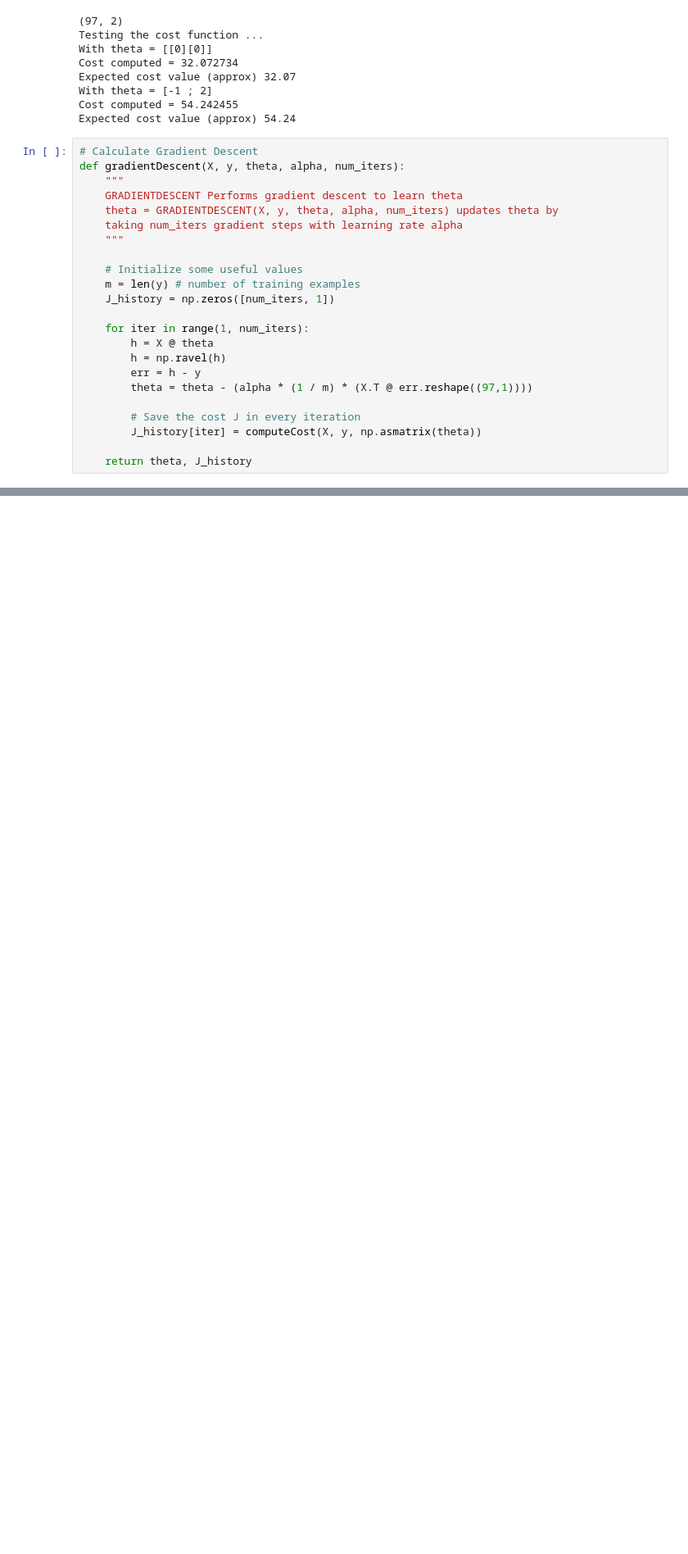
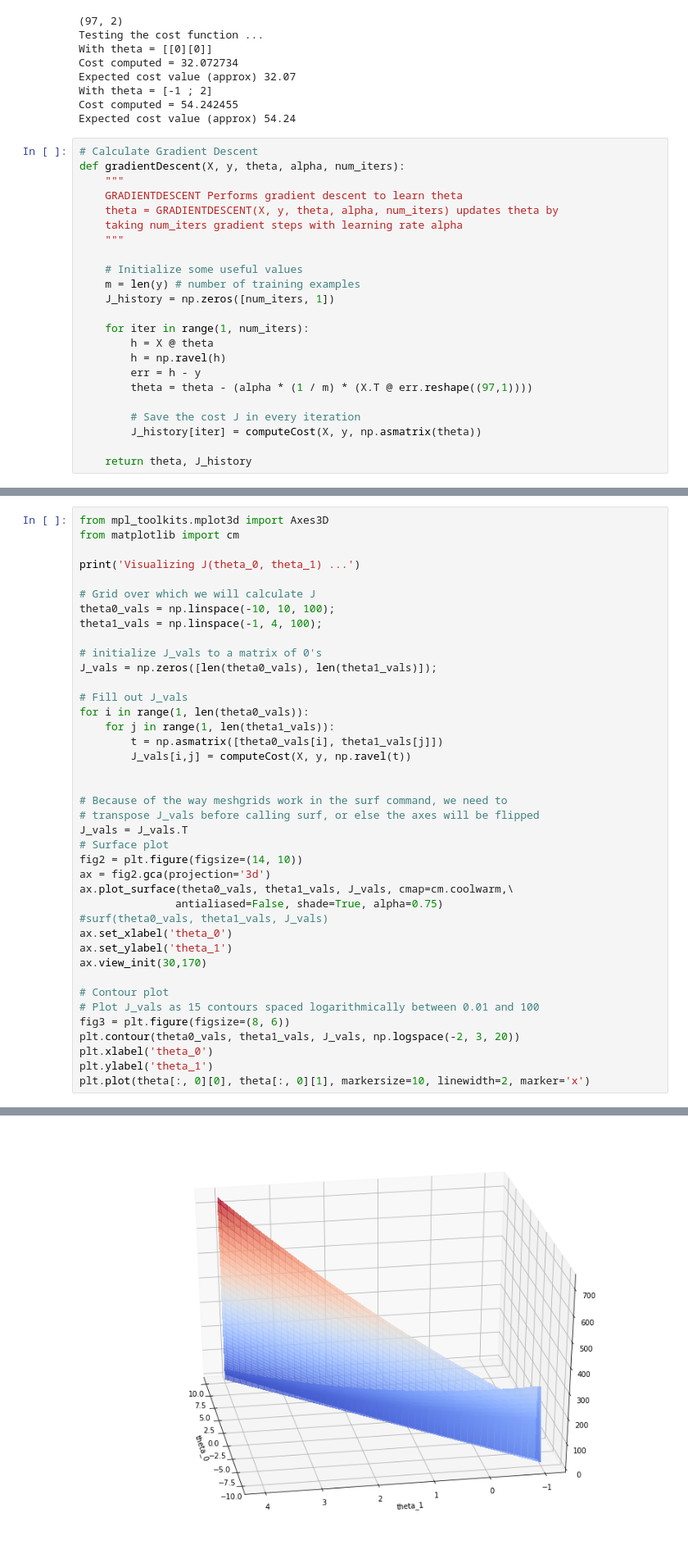
Before and after one commit to HebaNAS/Machine-Learning-in-Python, a Jupyter notebook: machine-learning-ex1/LinearRegressionPython/LinearRegression.ipynb, the cells around one changed output, grey strips where cells are left out. Shown at 82% size. Drawn from its saved outputs; the diff is of its cells as text; blank space fills up the shorter version.

```diff
--- a/machine-learning-ex1/LinearRegressionPython/LinearRegression.ipynb
+++ b/machine-learning-ex1/LinearRegressionPython/LinearRegression.ipynb
@@ -200,0 +206,41 @@ For population = 70,000, we predict a profit of 44554.546310
+# %%
+from mpl_toolkits.mplot3d import Axes3D
+from matplotlib import cm
+
+print('Visualizing J(theta_0, theta_1) ...')
+
+# Grid over which we will calculate J
+theta0_vals = np.linspace(-10, 10, 100);
+theta1_vals = np.linspace(-1, 4, 100);
+
+# initialize J_vals to a matrix of 0's
+J_vals = np.zeros([len(theta0_vals), len(theta1_vals)]);
+
+# Fill out J_vals
+for i in range(1, len(theta0_vals)):
+    for j in range(1, len(theta1_vals)):
+        t = np.asmatrix([theta0_vals[i], theta1_vals[j]])
+        J_vals[i,j] = computeCost(X, y, np.ravel(t))
+
+
+# Because of the way meshgrids work in the surf command, we need to
+# transpose J_vals before calling surf, or else the axes will be flipped
+J_vals = J_vals.T
+# Surface plot
+fig2 = plt.figure(figsize=(14, 10))
+ax = fig2.gca(projection='3d')
+ax.plot_surface(theta0_vals, theta1_vals, J_vals, cmap=cm.coolwarm,\
+               antialiased=False, shade=True, alpha=0.75)
+#surf(theta0_vals, theta1_vals, J_vals)
+ax.set_xlabel('theta_0')
+ax.set_ylabel('theta_1')
+ax.view_init(30,170)
+
+# Contour plot
+# Plot J_vals as 15 contours spaced logarithmically between 0.01 and 100
+fig3 = plt.figure(figsize=(8, 6))
+plt.contour(theta0_vals, theta1_vals, J_vals, np.logspace(-2, 3, 20))
+plt.xlabel('theta_0')
+plt.ylabel('theta_1')
+plt.plot(theta[:, 0][0], theta[:, 0][1], markersize=10, linewidth=2, marker='x')
+# %% [output]
@@ -200,0 +249 @@ For population = 70,000, we predict a profit of 44554.546310
+[figure, added]
```
Also changed, not shown: parts of 4 cells of this notebook.
